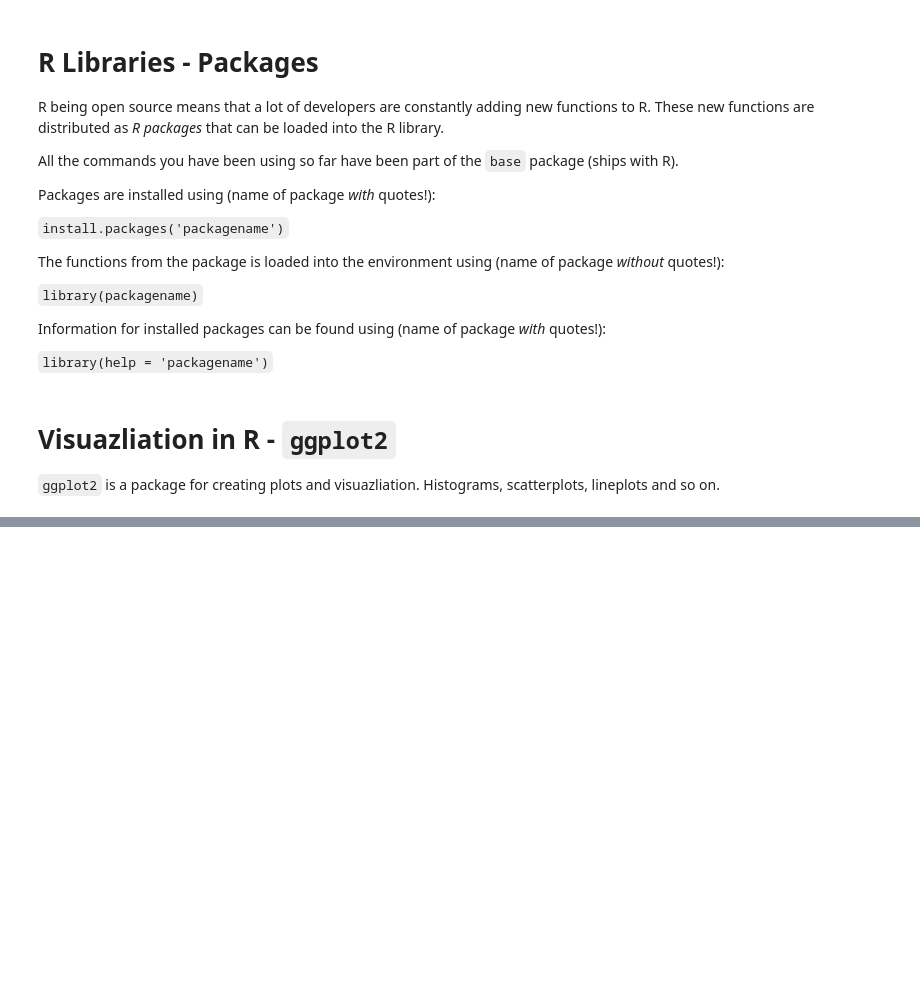
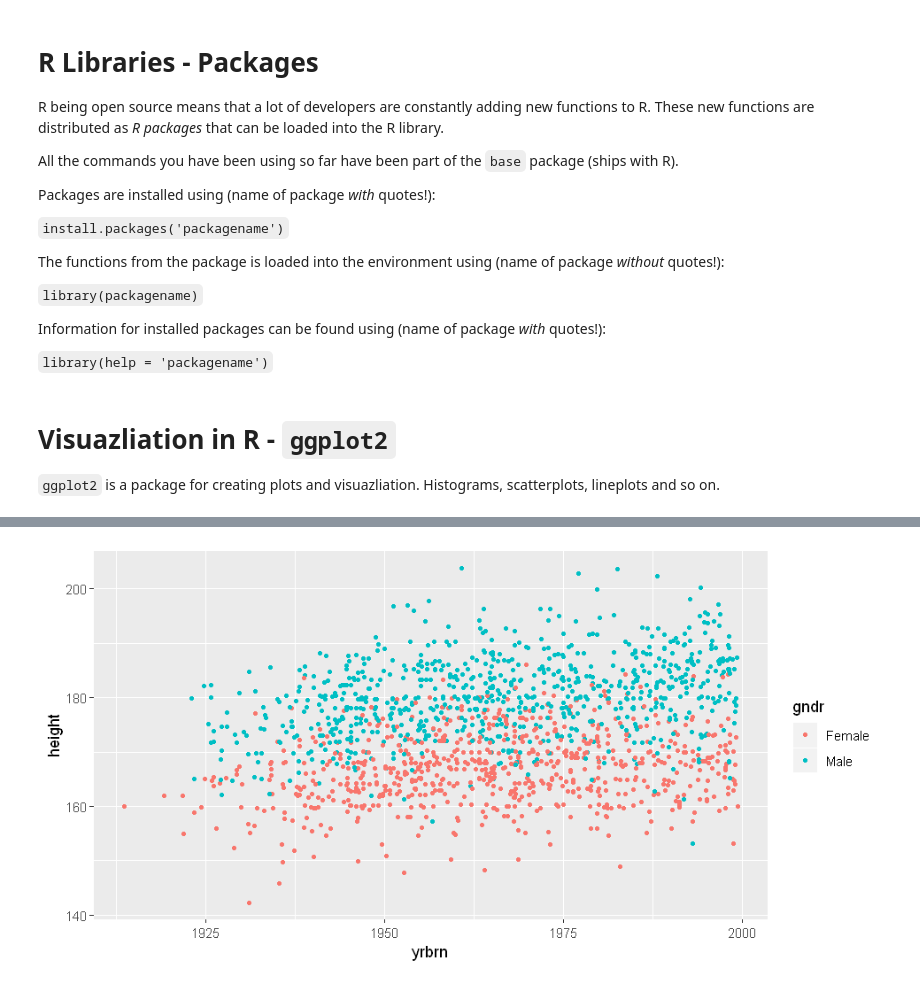
Before and after one commit to CALDISS-AAU/workshop_R-intro, a Jupyter notebook: notebooks/R-intro_F20.ipynb, the cells around one changed output, grey strips where cells are left out. Cells and saved outputs as stored; diff of their text form; code cells hidden in the pictures; blank space fills up the shorter version.

```diff
--- a/notebooks/R-intro_F20.ipynb
+++ b/notebooks/R-intro_F20.ipynb
@@ -617,0 +615,4 @@ library(ggplot2)
+# %%
+ggplot(data = ess2014_df, aes(x = yrbrn, y = height, colour = gndr)) +
+    geom_point(size = 1, position = "jitter")
+# %% [output]
@@ -617,0 +621 @@ library(ggplot2)
+[figure, added]
```
Also changed, not shown: parts of 14 cells of this notebook, 2 other files.
